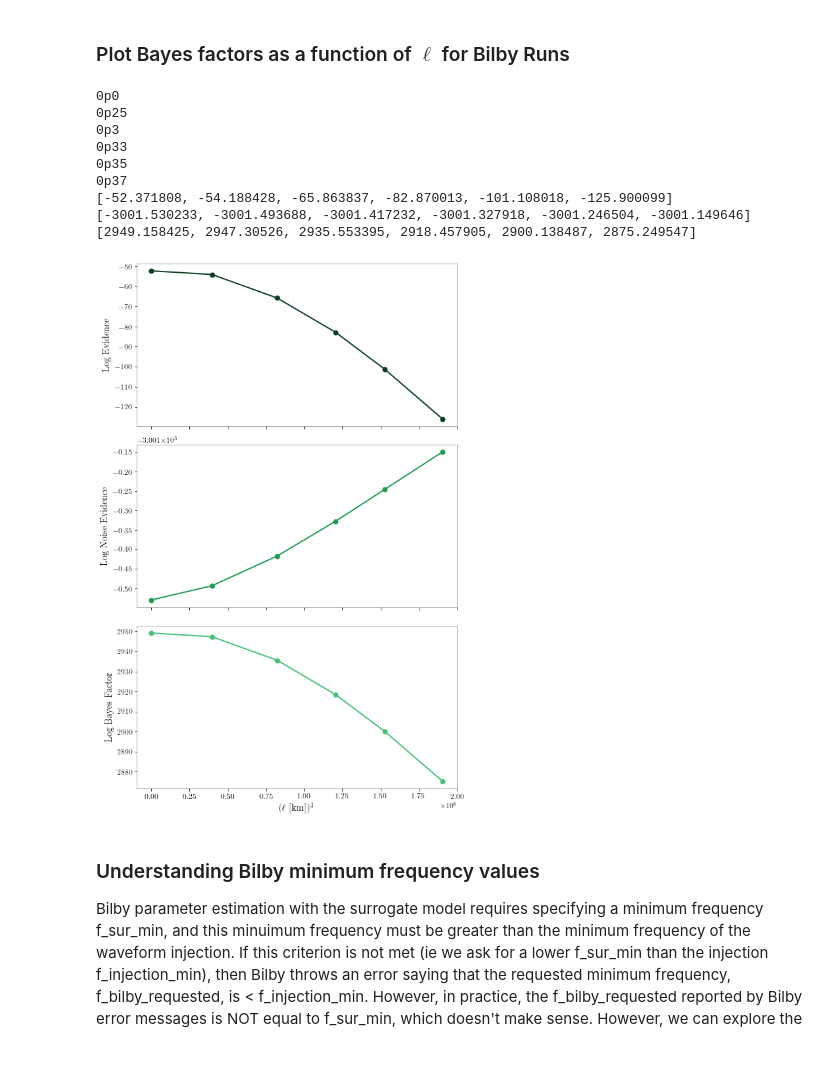
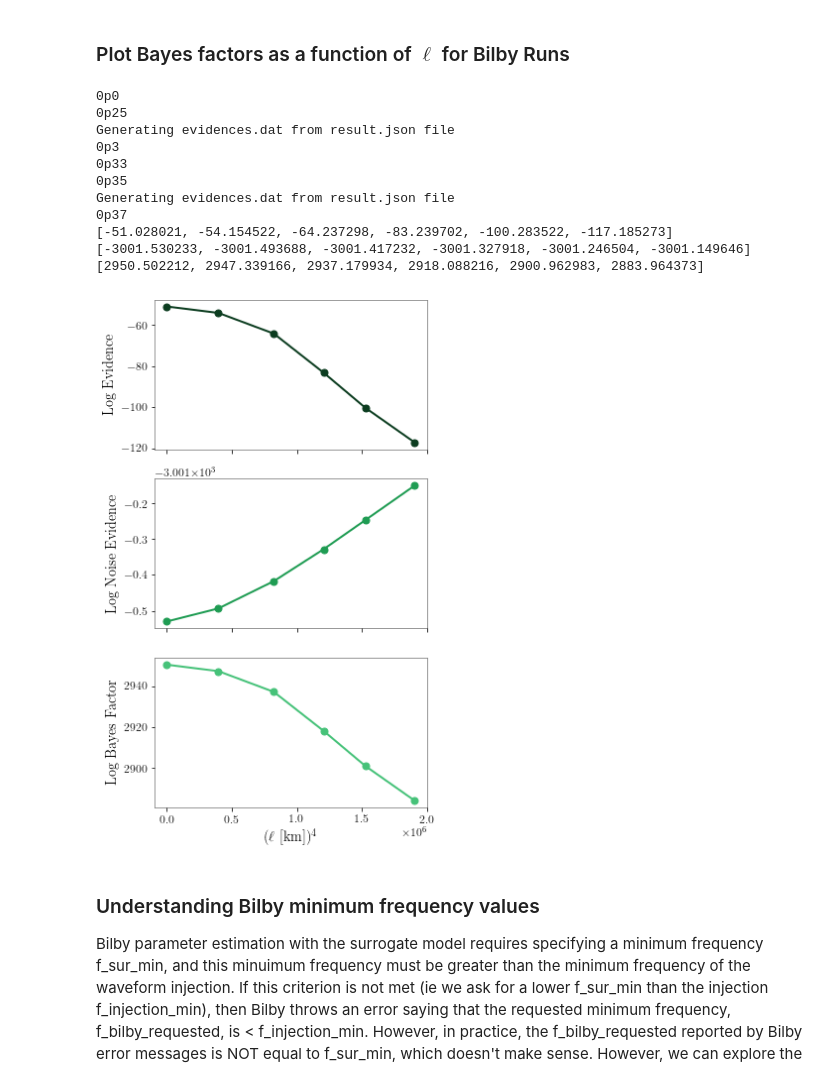
Before and after one commit to mariaokounkova/BeyondGRAnalysis, a Jupyter notebook: BilbyAnalysis.ipynb, the cells around one changed output. Drawn from its saved outputs; the diff is of its cells as text; code cells hidden in the pictures.

```diff
--- a/BilbyAnalysis.ipynb
+++ b/BilbyAnalysis.ipynb
@@ -107,5 +110,6 @@ def SummaryPageFile(name):
 # %%
 ## Grab the mass
-p = '/home/maria.okounkova/BeyondGRAnalysis/BilbyPE/PHENOM_dCS_0p0_25'
+p = '/home/maria.okounkova/BeyondGRAnalysis/BilbyPE/PHENOM_dCS_0p0_75'
 TruthDict = GetTruthDict(p)
+print(TruthDict['luminosity_distance'])
 mass = TruthDict['mass']
@@ -137,0 +173,36 @@ Histogram()
+# %%
+fig, ax_arr = plt.subplots(dim, dim, figsize=(12, 12))
+handles = []
+posterior_samples.plot(type="corner",
+                         parameters=parameters, fig = fig, color = 'magenta', truths=truths, truth_color='black', \
+                           quantiles=[], range=ranges)
+
+l = ax_arr[1][2].plot([0,0], [0,0], label='test', color = 'magenta')
+handles.append(l[0])
+
+legend = ax_arr[1][2].legend(handles=handles, frameon=False, title = r'$\ell$ [km], SNR', loc = 'upper center', fontsize=20)
+
+for i in range(4):
+    ax_arr[i][0].set_xlim(RangeDict['mass_ratio'])
+    ax_arr[i][1].set_xlim(RangeDict['luminosity_distance'])
+    ax_arr[i][2].set_xlim(RangeDict['total_mass'])
+    ax_arr[i][3].set_xlim(RangeDict['chi_p'])
+    ax_arr[i][4].set_xlim(RangeDict['chi_eff'])
+
+
+ax_arr[1][0].set_ylim(RangeDict['luminosity_distance'])
+ax_arr[2][0].set_ylim(RangeDict['total_mass'])
+ax_arr[2][1].set_ylim(RangeDict['total_mass'])
+ax_arr[3][0].set_ylim(RangeDict['chi_p'])
+ax_arr[3][1].set_ylim(RangeDict['chi_p'])
+ax_arr[3][2].set_ylim(RangeDict['chi_p'])
+ax_arr[4][0].set_ylim(RangeDict['chi_eff'])
+ax_arr[4][1].set_ylim(RangeDict['chi_eff'])
+ax_arr[4][2].set_ylim(RangeDict['chi_eff'])
+ax_arr[4][3].set_ylim(RangeDict['chi_eff'])
+
+plt.setp(legend.get_title(),fontsize=20)
+
+
+plt.tight_layout()
+plt.show()
@@ -268,49 +354,52 @@ def PlotBayesEll():
     for ell in ells:
 
         print(ell)
-        p = base_dir + "PHENOM_dCS_" + ell + "_" + str(snr) + "/outdir"
+        p = base_dir + "PHENOM_dCS_" + ell + "_" + str(snr) + "/outdir_fref"
         log_evidence, log_evidence_err, log_noise_evidence, log_bayes_factor = GetEvidences(p)
+        print(log_evidence_err)
 
         log_evidences.append(log_evidence)
         log_noise_evidences.append(log_noise_evidence)
         log_bayes_factors.append( log_bayes_factor)
 
-    fig, axes = plt.subplots(3, figsize=(6,8), sharex = True)
+    fig, axes = plt.subplots(3, figsize=(5,8), sharex = True)
 
     print(log_evidences)
     print(log_noise_evidences)
     print(log_bayes_factors)
 
     axes[0].plot(np.array(ell_vals)**4, log_evidences, '-o', color = '#0c3d20', markersize = 7, lw = 2.0)
     axes[1].plot(np.array(ell_vals)**4, log_noise_evidences, '-o', color = '#1f9c53', markersize = 7, lw = 2.0)
     axes[2].plot(np.array(ell_vals)**4, log_bayes_factors, '-o', color = '#46c279',  markersize = 7, lw = 2.0)
 
     axes[0].set_ylabel('Log Evidence')
     axes[1].set_ylabel('Log Noise Evidence')
     axes[2].set_ylabel('Log Bayes Factor')
 
 
     for ax in axes:
         ax.tick_params(axis='x', which='both', bottom=True, top=False)
         ax.grid()
 
     plt.xlabel(r'($\ell$ [km])${}^4$')
     plt.tight_layout()
     plt.savefig('BayesEll.pdf')
     plt.show()
 
 PlotBayesEll()
 # %% [output]
 0p0
 0p25
+Generating evidences.dat from result.json file
 0p3
 0p33
 0p35
+Generating evidences.dat from result.json file
 0p37
-[-52.371808, -54.188428, -65.863837, -82.870013, -101.108018, -125.900099]
+[-51.028021, -54.154522, -64.237298, -83.239702, -100.283522, -117.185273]
 [-3001.530233, -3001.493688, -3001.417232, -3001.327918, -3001.246504, -3001.149646]
-[2949.158425, 2947.30526, 2935.553395, 2918.457905, 2900.138487, 2875.249547]
+[2950.502212, 2947.339166, 2937.179934, 2918.088216, 2900.962983, 2883.964373]
-[figure, old version]
+[figure, new version]
 # %% [markdown]
 ### Understanding Bilby minimum frequency values
 
```
Also changed, not shown: parts of 11 cells of this notebook.
